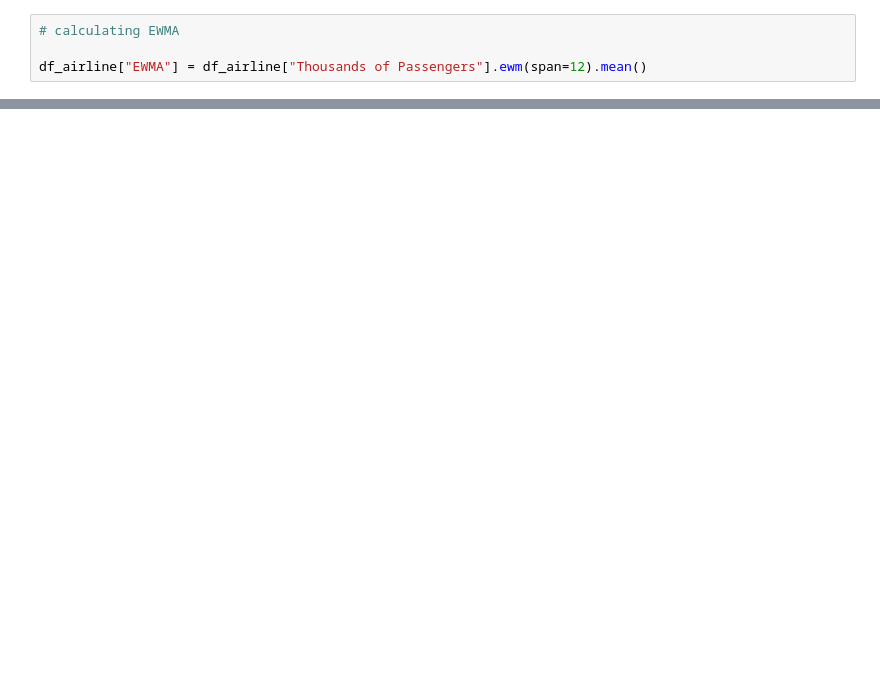
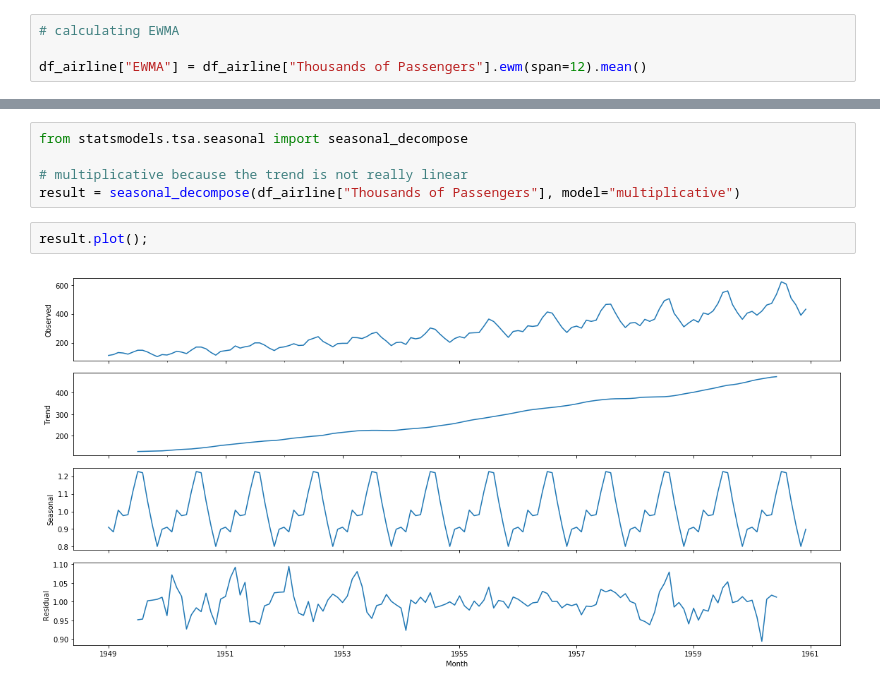
Before and after one commit to maykulkarni/algo_trading, a Jupyter notebook: 3. Time series analysis.ipynb, the cells around one changed output, grey strips where cells are left out. Drawn from its saved outputs; the diff is of its cells as text; blank space fills up the shorter version.

```diff
--- a/3. Time series analysis.ipynb
+++ b/3. Time series analysis.ipynb
@@ -142,0 +181,9 @@ df_airline[["Thousands of Passengers", "EWMA"]].plot(figsize=(16, 8));
+# %%
+from statsmodels.tsa.seasonal import seasonal_decompose
+
+# multiplicative because the trend is not really linear
+result = seasonal_decompose(df_airline["Thousands of Passengers"], model="multiplicative")
+# %%
+result.plot();
+# %% [output]
+[figure, added]
```
Also changed, not shown: parts of 7 cells of this notebook.
